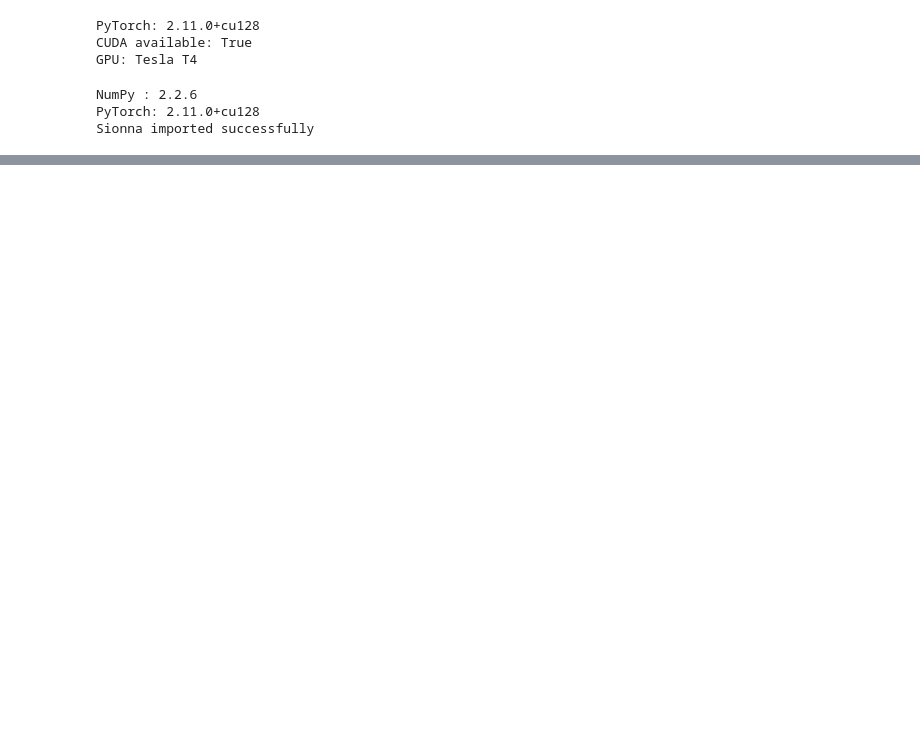
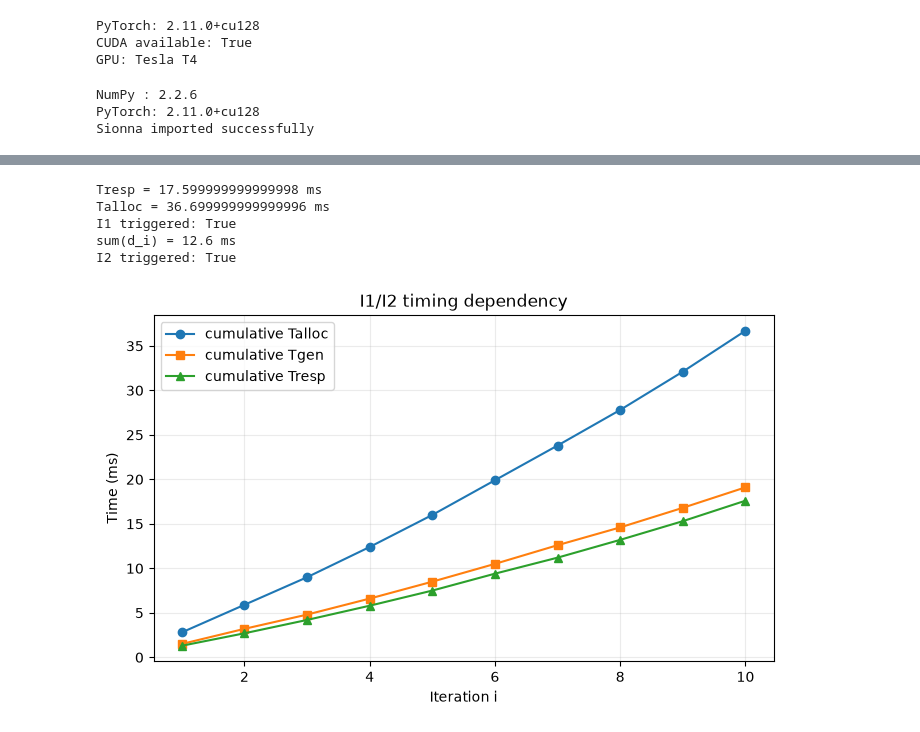
Before and after one commit to Chathuranga630/sionna, a Jupyter notebook: Resilience_Paper.ipynb, the cells around one changed output, grey strips where cells are left out. Cells and saved outputs as stored; diff of their text form; code cells hidden in the pictures; blank space fills up the shorter version.

```diff
--- a/Resilience_Paper.ipynb
+++ b/Resilience_Paper.ipynb
@@ -130,0 +227,29 @@ TypeError: ebnodb2no() missing 1 required positional argument: 'coderate'
+# %%
+tresp = D_MS + C_MS
+Talloc_i = TGEN_MS + tresp
+Tresp_total = np.sum(tresp)
+
+I1 = Tresp_total > T_NMIN_MS
+I2 = np.sum(D_MS) > DMIN_MS
+
+print("Tresp =", Tresp_total, "ms")
+print("Talloc =", np.sum(Talloc_i), "ms")
+print("I1 triggered:", I1)
+print("sum(d_i) =", np.sum(D_MS), "ms")
+print("I2 triggered:", I2)
+
+plt.figure(figsize=(8,4.5))
+plt.plot(np.arange(1,len(Talloc_i)+1), np.cumsum(Talloc_i), marker="o", label="cumulative Talloc")
+plt.plot(np.arange(1,len(TGEN_MS)+1), np.cumsum(TGEN_MS), marker="s", label="cumulative Tgen")
+plt.plot(np.arange(1,len(tresp)+1), np.cumsum(tresp), marker="^", label="cumulative Tresp")
+plt.xlabel("Iteration i"); plt.ylabel("Time (ms)")
+plt.title("I1/I2 timing dependency")
+plt.grid(True,alpha=.25); plt.legend()
+plt.show()
+# %% [output]
+Tresp = 17.599999999999998 ms
+Talloc = 36.699999999999996 ms
+I1 triggered: True
+sum(d_i) = 12.6 ms
+I2 triggered: True
+[figure, added]
```
Also changed, not shown: parts of 9 cells of this notebook.
